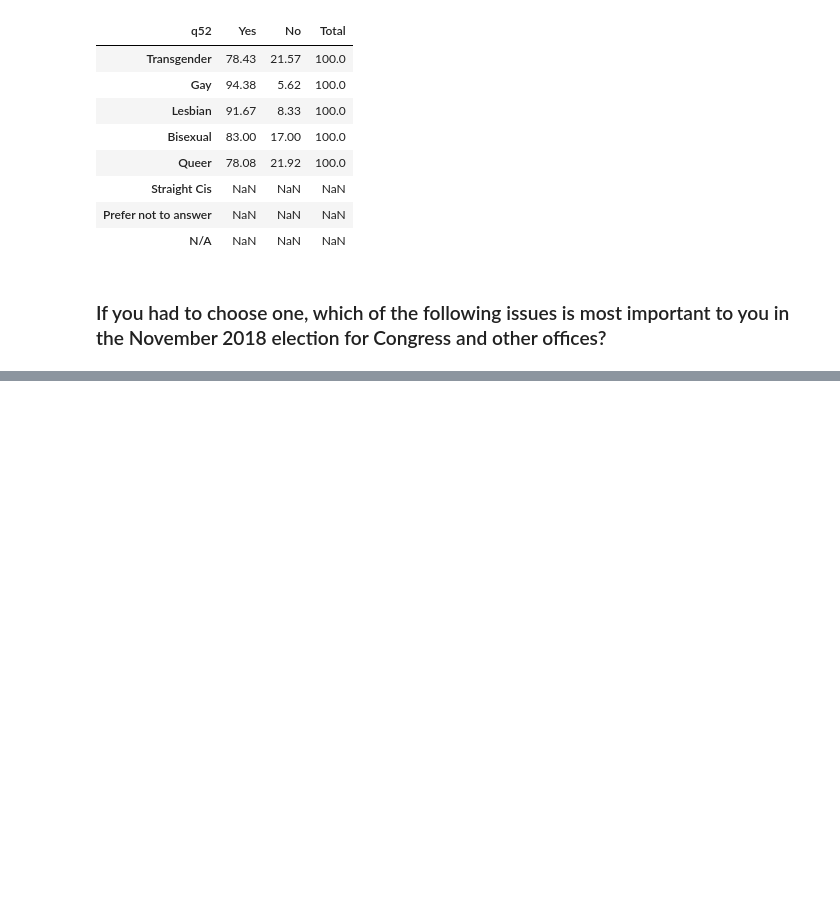
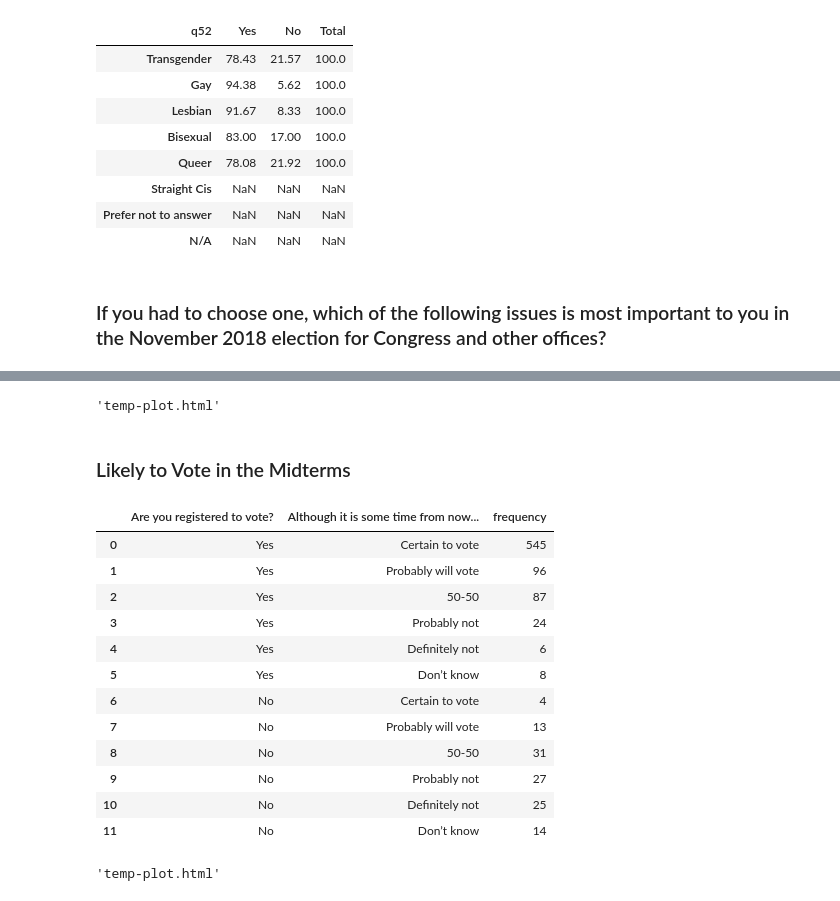
Before and after one commit to thebbennett/buzzfeed-wins-lgbt, a Jupyter notebook: Buzzfeed-Wins LGBT Exploratory Data Analysis.ipynb, the cells around one changed output, grey strips where cells are left out. Saved outputs shown, nothing was run; the diff lists cells and outputs as text; code cells hidden in the pictures; blank space fills up the shorter version.

Commit message:
sankey plots

```diff
--- a/Buzzfeed-Wins LGBT Exploratory Data Analysis.ipynb
+++ b/Buzzfeed-Wins LGBT Exploratory Data Analysis.ipynb
@@ -12,6 +14,6 @@ from dfpvizpy.dfpvizpy import dfpSave
 # %%
 # read in the .sav file
-df, meta = pyreadstat.read_sav("WINS LGBTQ in America Survey - Final_SPSS_060818 (1).sav")
+df, meta = pyreadstat.read_sav("WINS LGBTQ in America Survey - Final_SPSS_060818.sav")
 # %%
 # let's take a look at what we're working with
 df.head()
@@ -115,0 +169,15 @@ sns.barplot(x = identity_matrix.identity, y = identity_matrix.number)
+# %%
+def get_sankey(question1, question2):
+    question1_df = df.loc[:, question1]
+    question2_df = df.loc[:,question2]
+    result_df = pd.concat([question1_df, question2_df], axis = 1)
+    column_1 = result_df.iloc[:,0].name
+    column_2 = result_df.iloc[:,1].name
+    result_df = result_df.groupby([column_1,column_2]).size().reset_index(name='frequency')
+    result_df = result_df.replace({column_1: meta.variable_value_labels[column_1]})
+    result_df = result_df.replace({column_2: meta.variable_value_labels[column_2]})
+    column_1 = key.loc[key["column"] == question1].iloc[0]['question']
+    column_2 = key.loc[key["column"] == question2].iloc[0]['question']
+    result_df.columns = [column_1, column_2, "frequency"]
+
+    return(result_df)
@@ -115,0 +195,31 @@ sns.barplot(x = identity_matrix.identity, y = identity_matrix.number)
+# %%
+fig = genSankey(sankey,cat_cols=[column_1, column_2],value_cols="frequency",title='Registred voters and their opinion on the direction the country is going')
+plotly.offline.plot(fig, validate=False)
+# %% [output]
+'temp-plot.html'
+# %% [markdown]
+### Likely to Vote in the Midterms
+# %%
+vote = get_sankey("q52","q53")
+column_1 = key.loc[key["column"] == "q52"].iloc[0]['question']
+column_2 = key.loc[key["column"] == "q53"].iloc[0]['question']
+vote
+# %% [output]
+|  | Are you registered to vote? | Although it is some time from now... | frequency |
+| 0 | Yes | Certain to vote | 545 |
+| 1 | Yes | Probably will vote | 96 |
+| 2 | Yes | 50-50 | 87 |
+| 3 | Yes | Probably not | 24 |
+| 4 | Yes | Definitely not | 6 |
+| 5 | Yes | Don’t know | 8 |
+| 6 | No | Certain to vote | 4 |
+| 7 | No | Probably will vote | 13 |
+| 8 | No | 50-50 | 31 |
+| 9 | No | Probably not | 27 |
+| 10 | No | Definitely not | 25 |
+| 11 | No | Don’t know | 14 |
+# %%
+fig = genSankey(vote,cat_cols=[column_1, column_2],value_cols="frequency",title='Registred voters and their whether they intend to vote in the 2018 midterms')
+plotly.offline.plot(fig, validate=False)
+# %% [output]
+'temp-plot.html'
```
Also changed, not shown: parts of 20 cells of this notebook.
